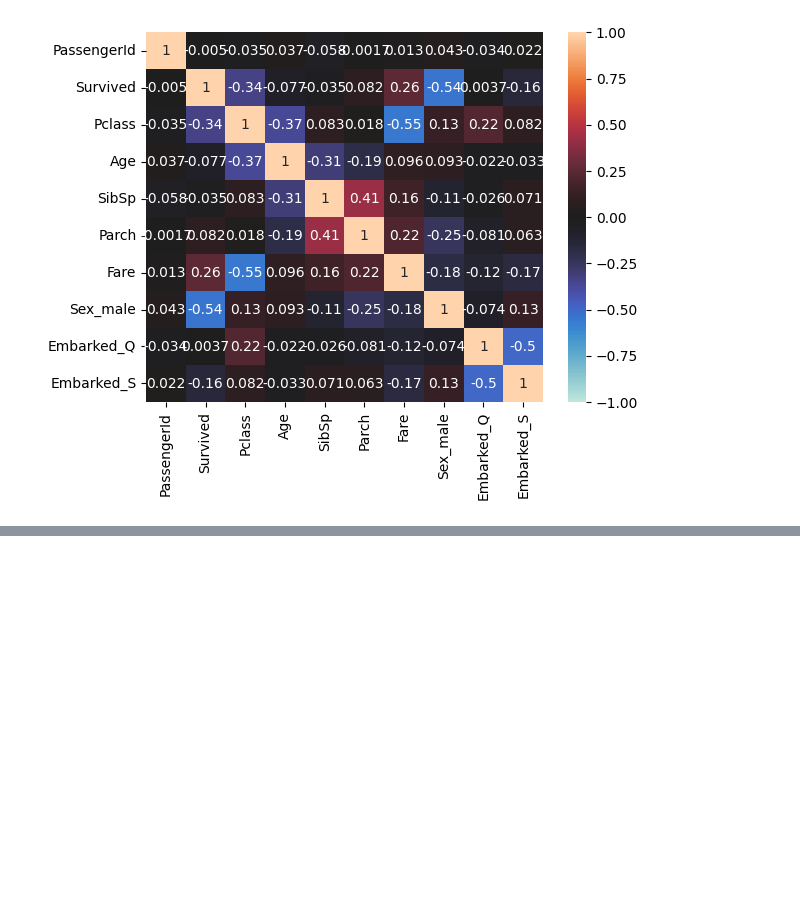
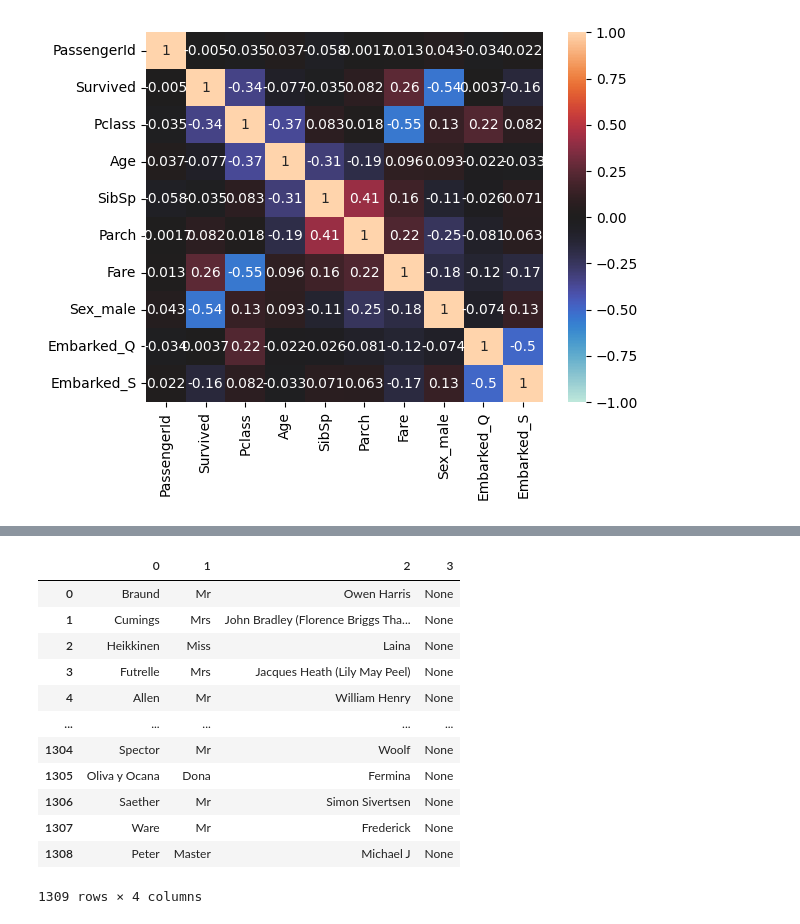
Before and after one commit to mattsum/kuIotBigdataclass, a Jupyter notebook: kaggle_titanic2.ipynb, the cells around one changed output, grey strips where cells are left out. Saved outputs shown, nothing was run; the diff lists cells and outputs as text; code cells hidden in the pictures; blank space fills up the shorter version.

```diff
--- a/kaggle_titanic2.ipynb
+++ b/kaggle_titanic2.ipynb
@@ -167,0 +208,3 @@ sns.heatmap(data_corr, vmax=1, vmin=-1, center=0, annot=True)
+# %%
+fare_mean = all_df[["Pclass","Fare"]].groupby(["Pclass"]).mean().reset_index()
+fare_mean
@@ -167,0 +216,3 @@ sns.heatmap(data_corr, vmax=1, vmin=-1, center=0, annot=True)
+# %%
+fare_mean.columns = ["Pclass", "Fare_mean"]
+fare_mean
@@ -167,0 +224,4 @@ sns.heatmap(data_corr, vmax=1, vmin=-1, center=0, annot=True)
+# %%
+all_df = pd.merge(all_df, fare_mean, how="left", on="Pclass")
+# %%
+all_df.loc[all_df["Fare"].isnull(), "Fare"] = all_df["Fare_mean"]
@@ -167,0 +270,17 @@ sns.heatmap(data_corr, vmax=1, vmin=-1, center=0, annot=True)
+# %%
+name_df =all_df["Name"].str.split("[,.]", expand=True)
+name_df
+# %% [output]
+|  | 0 | 1 | 2 | 3 |
+| 0 | Braund | Mr | Owen Harris | None |
+| 1 | Cumings | Mrs | John Bradley (Florence Briggs Tha... | None |
+| 2 | Heikkinen | Miss | Laina | None |
+| 3 | Futrelle | Mrs | Jacques Heath (Lily May Peel) | None |
+| 4 | Allen | Mr | William Henry | None |
+| ... | ... | ... | ... | ... |
+| 1304 | Spector | Mr | Woolf | None |
+| 1305 | Oliva y Ocana | Dona | Fermina | None |
+| 1306 | Saether | Mr | Simon Sivertsen | None |
+| 1307 | Ware | Mr | Frederick | None |
+| 1308 | Peter | Master | Michael J | None |
+1309 rows × 4 columns
```
Also changed, not shown: parts of 22 cells of this notebook.
